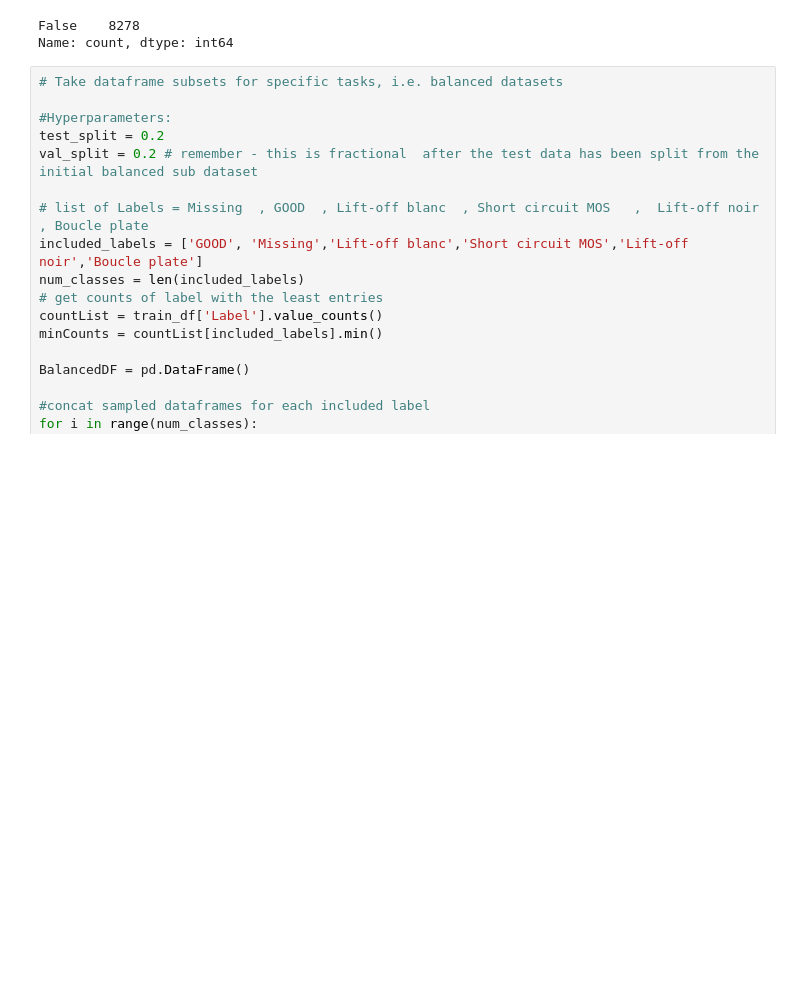
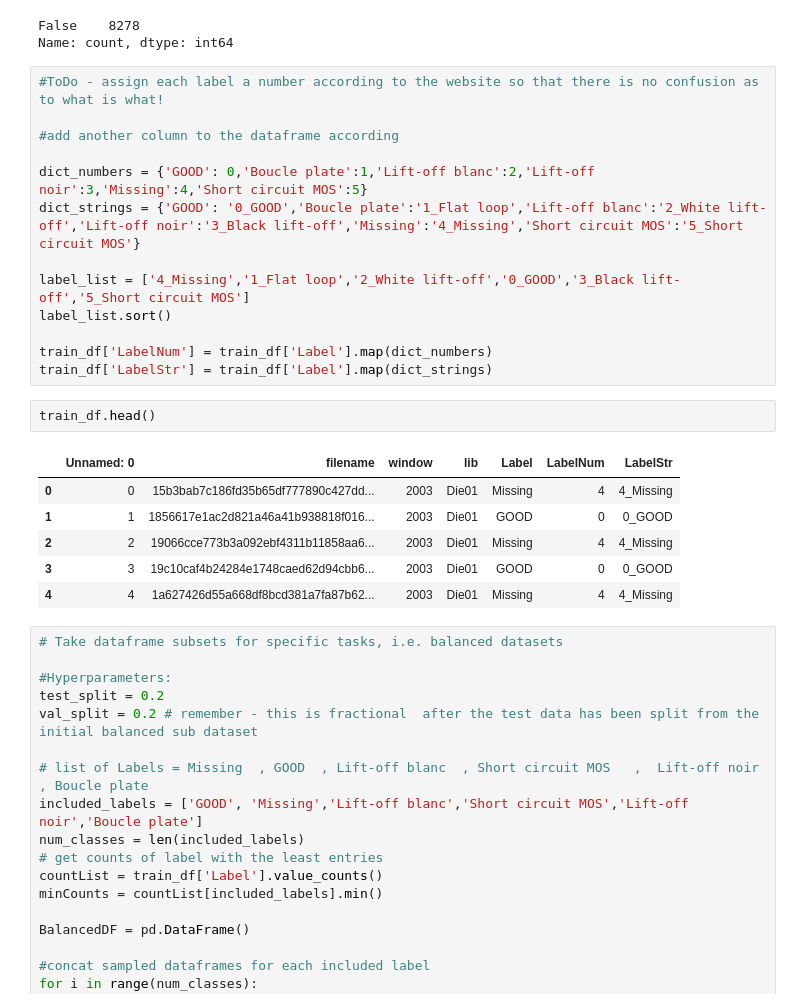
Before and after one commit to Sl4artiB4rtF4rst/MachineVision_Valeo_ChallangeData, a Jupyter notebook: Testing/Niklas/Test Image Data Gen.ipynb, the cells around one changed output. Drawn from its saved outputs; the diff is of its cells as text; blank space fills up the shorter version.

Commit message:
Sorted Labels
changed the String labels so that we have control over which number is assigned to which str

```diff
--- a/Testing/Niklas/Test Image Data Gen.ipynb
+++ b/Testing/Niklas/Test Image Data Gen.ipynb
@@ -28,6 +28,28 @@ train_df.duplicated(subset='filename').value_counts()
 # %% [output]
 False    8278
 Name: count, dtype: int64
+# %%
+#ToDo - assign each label a number according to the website so that there is no confusion as to what is what!
+
+#add another column to the dataframe according
+
+dict_numbers = {'GOOD': 0,'Boucle plate':1,'Lift-off blanc':2,'Lift-off noir':3,'Missing':4,'Short circuit MOS':5}
+dict_strings = {'GOOD': '0_GOOD','Boucle plate':'1_Flat loop','Lift-off blanc':'2_White lift-off','Lift-off noir':'3_Black lift-off','Missing':'4_Missing','Short circuit MOS':'5_Short circuit MOS'}
+
+label_list = ['4_Missing','1_Flat loop','2_White lift-off','0_GOOD','3_Black lift-off','5_Short circuit MOS']
+label_list.sort()
+
+train_df['LabelNum'] = train_df['Label'].map(dict_numbers)
+train_df['LabelStr'] = train_df['Label'].map(dict_strings)
+# %%
+train_df.head()
+# %% [output]
+|  | Unnamed: 0 | filename | window | lib | Label | LabelNum | LabelStr |
+| 0 | 0 | 15b3bab7c186fd35b65df777890c427dd... | 2003 | Die01 | Missing | 4 | 4_Missing |
+| 1 | 1 | 1856617e1ac2d821a46a41b938818f016... | 2003 | Die01 | GOOD | 0 | 0_GOOD |
+| 2 | 2 | 19066cce773b3a092ebf4311b11858aa6... | 2003 | Die01 | Missing | 4 | 4_Missing |
+| 3 | 3 | 19c10caf4b24284e1748caed62d94cbb6... | 2003 | Die01 | GOOD | 0 | 0_GOOD |
+| 4 | 4 | 1a627426d55a668df8bcd381a7fa87b62... | 2003 | Die01 | Missing | 4 | 4_Missing |
 # %%
 # Take dataframe subsets for specific tasks, i.e. balanced datasets
 
```
Also changed, not shown: parts of 12 cells of this notebook.
